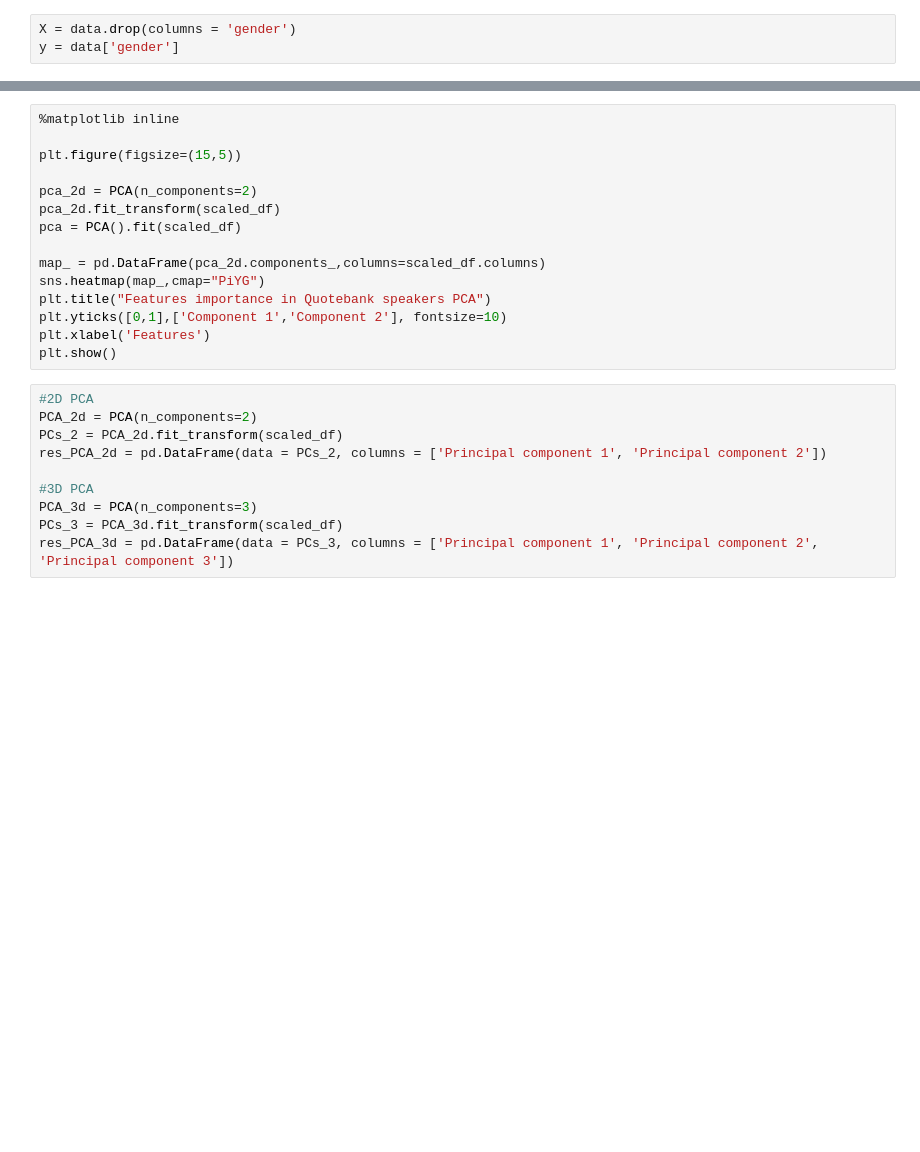
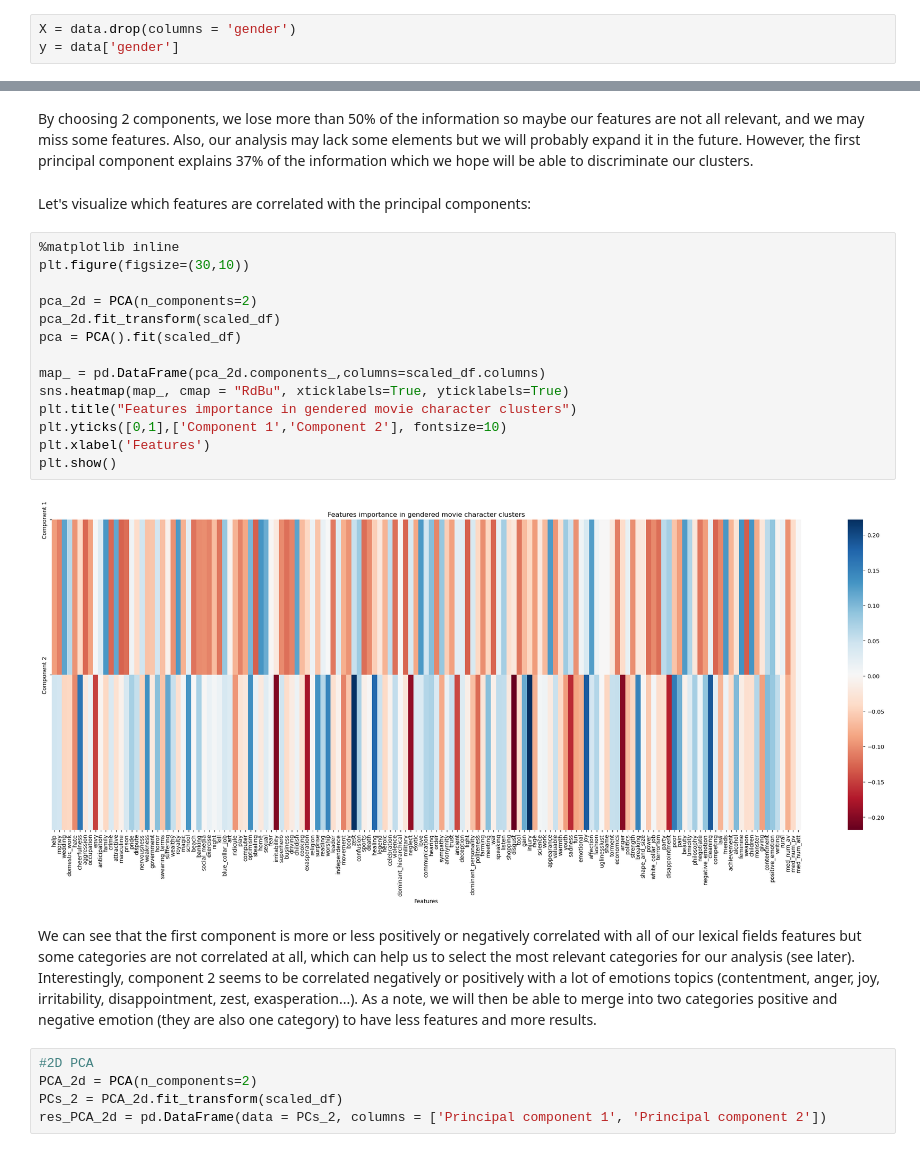
Before and after one commit to epfl-ada/ada-2022-project-utopiansky2022, a Jupyter notebook: main.ipynb, the cells around one changed output, grey strips where cells are left out. Saved outputs shown, nothing was run; the diff lists cells and outputs as text; blank space fills up the shorter version.

```diff
--- a/main.ipynb
+++ b/main.ipynb
@@ -824,28 +1145,31 @@ plt.show()
+# %% [markdown]
+By choosing 2 components, we lose more than 50% of the information so maybe our features are not all relevant, and we may miss some features. Also, our analysis may lack some elements but we will probably expand it in the future. However, the first principal component explains 37% of the information which we hope will be able to discriminate our clusters.
+# %% [markdown]
+Let's visualize which features are correlated with the principal components:
 # %%
 %matplotlib inline
-
-plt.figure(figsize=(15,5))
+plt.figure(figsize=(30,10))
 
 pca_2d = PCA(n_components=2)
 pca_2d.fit_transform(scaled_df)
 pca = PCA().fit(scaled_df)
 
 map_ = pd.DataFrame(pca_2d.components_,columns=scaled_df.columns)
-sns.heatmap(map_,cmap="PiYG")
-plt.title("Features importance in Quotebank speakers PCA")
+sns.heatmap(map_, cmap = "RdBu", xticklabels=True, yticklabels=True)
+plt.title("Features importance in gendered movie character clusters")
 plt.yticks([0,1],['Component 1','Component 2'], fontsize=10)
 plt.xlabel('Features')
 plt.show()
+# %% [output]
+[figure, added]
+# %% [markdown]
+We can see that the first component is more or less positively or negatively correlated with all of our lexical fields features but some categories are not correlated at all, which can help us to select the most relevant categories for our analysis (see later). Interestingly, component 2 seems to be correlated negatively or positively with a lot of emotions topics (contentment, anger, joy, irritability, disappointment, zest, exasperation...).
+As a note, we will then be able to merge into two categories positive and negative emotion (they are also one category) to have less features and more results.
 # %%
 #2D PCA
 PCA_2d = PCA(n_components=2)
 PCs_2 = PCA_2d.fit_transform(scaled_df)
 res_PCA_2d = pd.DataFrame(data = PCs_2, columns = ['Principal component 1', 'Principal component 2'])
-
-#3D PCA
-PCA_3d = PCA(n_components=3)
-PCs_3 = PCA_3d.fit_transform(scaled_df)
-res_PCA_3d = pd.DataFrame(data = PCs_3, columns = ['Principal component 1', 'Principal component 2', 'Principal component 3'])
 # %%
 #Visualize results 2D PCA
 %matplotlib inline
```
Also changed, not shown: parts of 76 cells of this notebook, 1 other file.
